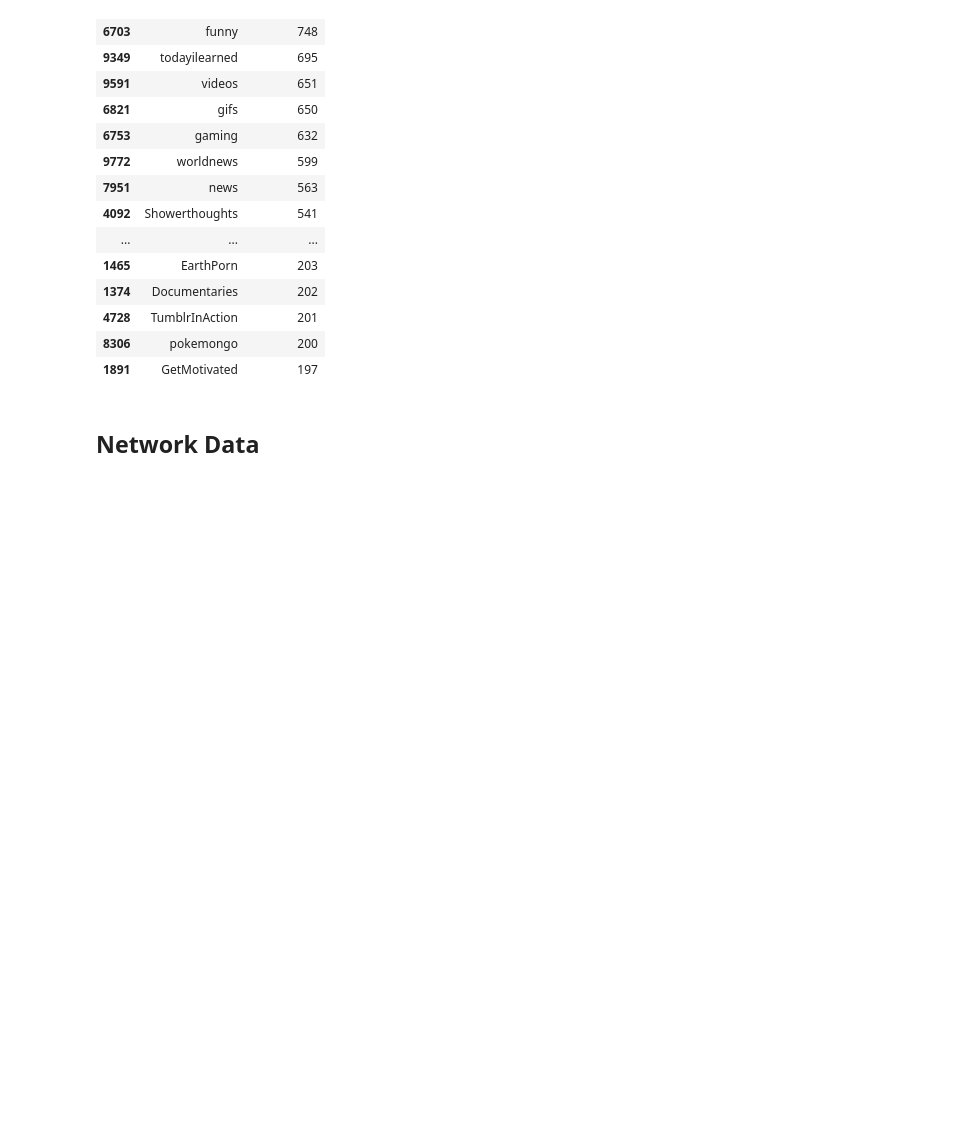
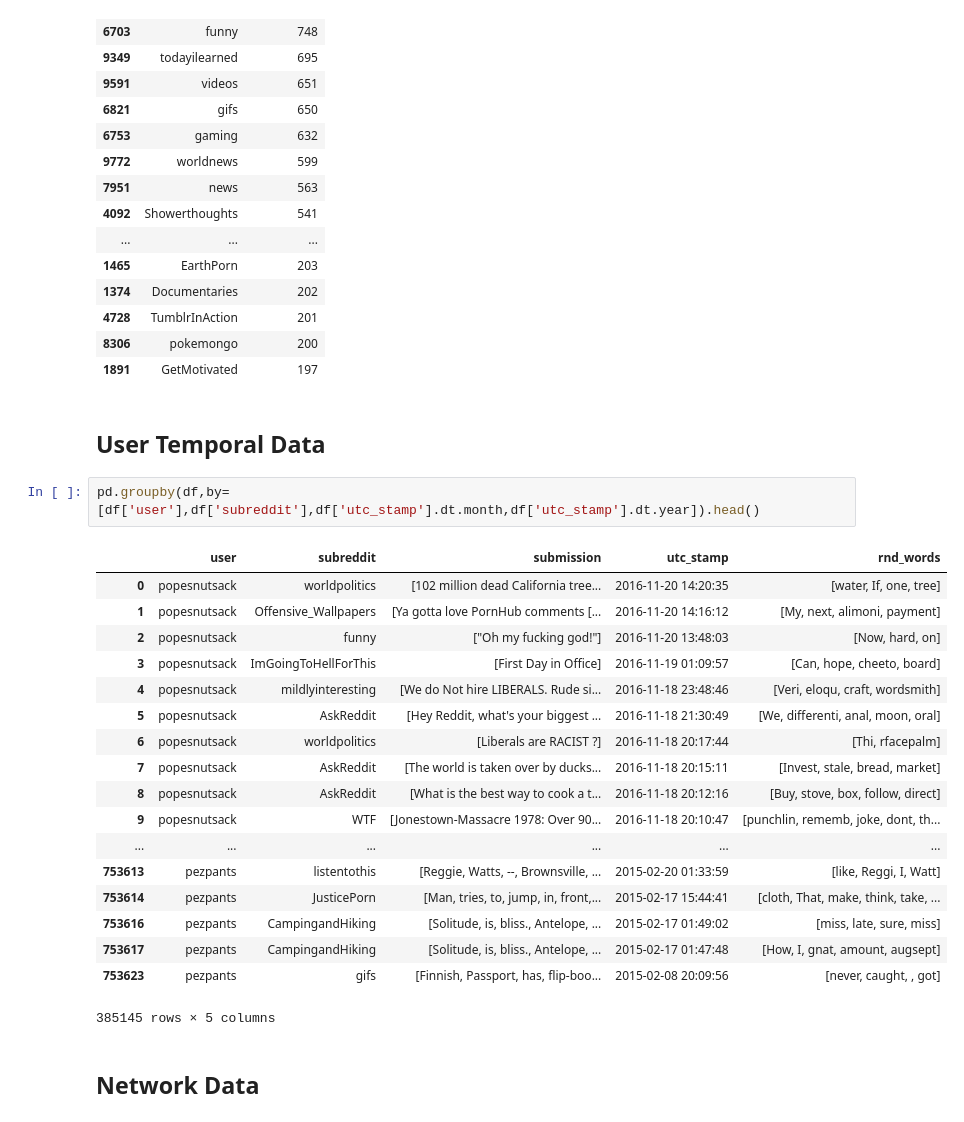
Before and after one commit to cole-maclean/MAI-CI, a Jupyter notebook: Final Project/EDA Notebook.ipynb, the cells around one changed output. Saved outputs shown, nothing was run; the diff lists cells and outputs as text; blank space fills up the shorter version.

```diff
--- a/Final Project/EDA Notebook.ipynb
+++ b/Final Project/EDA Notebook.ipynb
@@ -78,6 +82,29 @@ sorted_df.head(50)
 | 4728 | TumblrInAction | 201 |
 | 8306 | pokemongo | 200 |
 | 1891 | GetMotivated | 197 |
+# %% [markdown]
+<h2>User Temporal Data</h2>
+# %%
+pd.groupby(df,by=[df['user'],df['subreddit'],df['utc_stamp'].dt.month,df['utc_stamp'].dt.year]).head()
+# %% [output]
+|  | user | subreddit | submission | utc_stamp | rnd_words |
+| 0 | popesnutsack | worldpolitics | [102 million dead California tree... | 2016-11-20 14:20:35 | [water, If, one, tree] |
+| 1 | popesnutsack | Offensive_Wallpapers | [Ya gotta love PornHub comments [... | 2016-11-20 14:16:12 | [My, next, alimoni, payment] |
+| 2 | popesnutsack | funny | ["Oh my fucking god!"] | 2016-11-20 13:48:03 | [Now, hard, on] |
+| 3 | popesnutsack | ImGoingToHellForThis | [First Day in Office] | 2016-11-19 01:09:57 | [Can, hope, cheeto, board] |
+| 4 | popesnutsack | mildlyinteresting | [We do Not hire LIBERALS. Rude si... | 2016-11-18 23:48:46 | [Veri, eloqu, craft, wordsmith] |
+| 5 | popesnutsack | AskReddit | [Hey Reddit, what's your biggest ... | 2016-11-18 21:30:49 | [We, differenti, anal, moon, oral] |
+| 6 | popesnutsack | worldpolitics | [Liberals are RACIST ?] | 2016-11-18 20:17:44 | [Thi, rfacepalm] |
+| 7 | popesnutsack | AskReddit | [The world is taken over by ducks... | 2016-11-18 20:15:11 | [Invest, stale, bread, market] |
+| 8 | popesnutsack | AskReddit | [What is the best way to cook a t... | 2016-11-18 20:12:16 | [Buy, stove, box, follow, direct] |
+| 9 | popesnutsack | WTF | [Jonestown-Massacre 1978: Over 90... | 2016-11-18 20:10:47 | [punchlin, rememb, joke, dont, th... |
+| ... | ... | ... | ... | ... | ... |
+| 753613 | pezpants | listentothis | [Reggie, Watts, --, Brownsville, ... | 2015-02-20 01:33:59 | [like, Reggi, I, Watt] |
+| 753614 | pezpants | JusticePorn | [Man, tries, to, jump, in, front,... | 2015-02-17 15:44:41 | [cloth, That, make, think, take, ... |
+| 753616 | pezpants | CampingandHiking | [Solitude, is, bliss., Antelope, ... | 2015-02-17 01:49:02 | [miss, late, sure, miss] |
+| 753617 | pezpants | CampingandHiking | [Solitude, is, bliss., Antelope, ... | 2015-02-17 01:47:48 | [How, I, gnat, amount, augsept] |
+| 753623 | pezpants | gifs | [Finnish, Passport, has, flip-boo... | 2015-02-08 20:09:56 | [never, caught, , got] |
+385145 rows × 5 columns
 # %% [markdown]
 <h2>Network Data</h2>
 # %%
```
Also changed, not shown: parts of 10 cells of this notebook, 5 other files.
